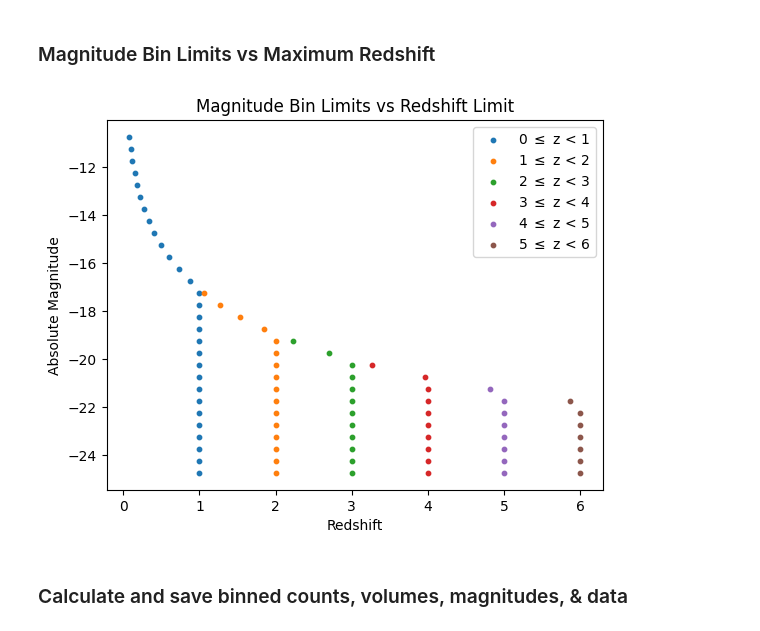
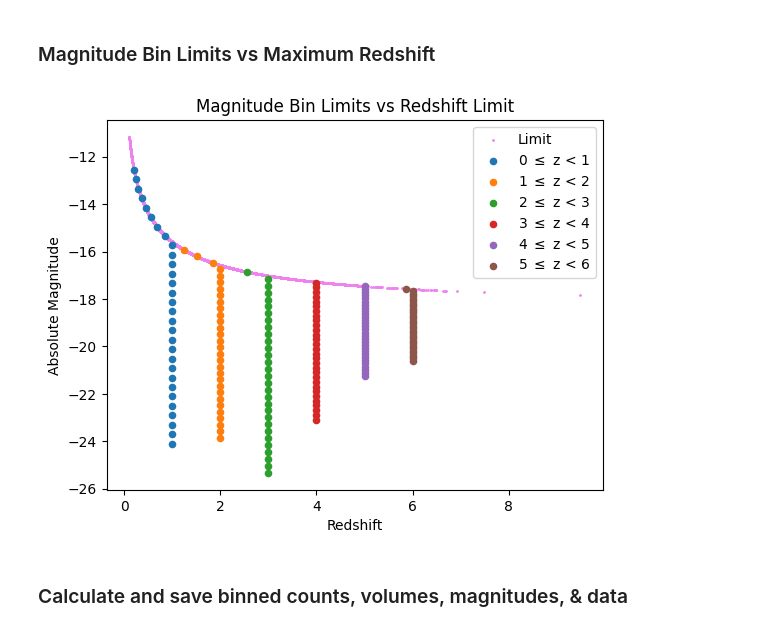
Before and after one commit to daniel-lyon/MPhil-Code, a Jupyter notebook: LUMFUNCS/vmax.ipynb, the cells around one changed output. Drawn from its saved outputs; the diff is of its cells as text; code cells hidden in the pictures.

```diff
--- a/LUMFUNCS/vmax.ipynb
+++ b/LUMFUNCS/vmax.ipynb
@@ -66,9 +66,10 @@ plt.show()
 ### Absolute Magnitude Distributions
 # %%
 cosmo = FlatLambdaCDM(H0=70, Om0=0.3)
-dists = cosmo.luminosity_distance(z) # Mpc
+dists = cosmo.comoving_distance(z).value # Mpc
 dists *= 10 ** 6 # Mpc -> pc
 Mag_abs = mag_ab - 5 * np.log10(dists / 10) # AB magnitude -> absolute magnitude
+
 mask = (mag_ab <= mag_lim)
 
 plt.title('Absolute Magnitude Distribution')
@@ -107,10 +108,10 @@ plt.show()
 # %% [markdown]
 ### Absolute Magnitude Limit vs Maximum Redshift
 # %%
+plt.scatter(z, M_lim, s=1, label='Limit', color='violet')
 for z_min, z_max in redshift_bins:
     mask = (z >= z_min) & (z < z_max)
     plt.scatter(z[mask], Mag_abs[mask], s=1, label=f'{z_min} $\leq$ z < {z_max}')
-
 plt.xlabel('Redshift')
 plt.ylabel('Absolute Magnitude')
 plt.legend()
@@ -120,17 +121,17 @@ for z_min, z_max in redshift_bins:
     mask = (z >= z_min) & (z < z_max)
 
     # Find the maximum distance for the redshift bin
-    dmax = cosmo.luminosity_distance(z_max).value # Mpc
+    dmax = cosmo.comoving_distance(z_max).value # Mpc
 
     # Find the maximum distance for each source
-    d = 10 * 10 ** ((mag_lim - Mag_abs[mask]) / 5) # pc
-    d /= 10 ** 6 # pc -> Mpc
+    dmaxs = 10 * 10 ** ((mag_lim - Mag_abs[mask]) / 5) # pc
+    dmaxs /= 10 ** 6 # pc -> Mpc
 
     # Limit the distance to the maximum distance
-    d[d > dmax] = dmax
+    dmaxs[dmaxs > dmax] = dmax
 
     # Find the redshift at the maximum distance
-    z_lim = z_at_value(cosmo.luminosity_distance, d.values * u.Mpc)
+    z_lim = z_at_value(cosmo.comoving_distance, dmaxs.values * u.Mpc)
 
     plt.scatter(z_lim, Mag_abs[mask], s=1, label=f'{z_min} $\leq$ z < {z_max}')
 
@@ -145,43 +146,45 @@ plt.show()
 # %% [markdown]
 ### Magnitude Bin Limits vs Maximum Redshift
 # %%
+plt.scatter(z, M_lim, s=1, label='Limit', color='violet')
+
 for z_min, z_max in redshift_bins:
     mask = (z >= z_min) & (z < z_max)
 
     Mag_abs_bin = Mag_abs[mask]
 
     # Bin the data by luminosity
-    counts, lum_bin_edges = np.histogram(Mag_abs_bin, bins=mag_abs_bins)
+    counts, lum_bin_edges = np.histogram(Mag_abs_bin, bins=n_lum_bins)
     lum_bin_centers = lum_bin_edges[0:-1] + (np.diff(lum_bin_edges)[0] / 2)
 
     # Find the maximum distance for the redshift bin
-    dmin = cosmo.luminosity_distance(z_min).value # Mpc
-    dmax = cosmo.luminosity_distance(z_max).value # Mpc
+    dmin = cosmo.comoving_distance(z_min).value # Mpc
+    dmax = cosmo.comoving_distance(z_max).value # Mpc
 
     # Find the maximum distance for each source
-    d = 10 * 10 ** ((mag_lim - lum_bin_centers) / 5) # pc
-    d /= 10 ** 6 # pc -> Mpc
+    dmaxs = 10 * 10 ** ((mag_lim - lum_bin_centers) / 5) # pc
+    dmaxs /= 10 ** 6 # pc -> Mpc
 
-    # Distances must be greater than the minimum distance
-    d_mask = d >= dmin
-    d = d[d_mask]
+    # Only use luminosity bins that are possible in the redshift range
+    d_mask = dmaxs >= dmin
+    dmaxs = dmaxs[d_mask]
     lum_bin_centers = lum_bin_centers[d_mask]
 
     # Limit the distance to the maximum distance
-    d[d > dmax] = dmax
+    dmaxs[dmaxs > dmax] = dmax
 
     # Find the redshift at the maximum distance
-    z_lim = z_at_value(cosmo.luminosity_distance, d * u.Mpc)
+    z_lim = z_at_value(cosmo.comoving_distance, dmaxs * u.Mpc)
 
-    plt.scatter(z_lim, lum_bin_centers, s=10, label=f'{z_min} $\leq$ z < {z_max}')
+    plt.scatter(z_lim, lum_bin_centers, s=20, label=f'{z_min} $\leq$ z < {z_max}')
 
 plt.title('Magnitude Bin Limits vs Redshift Limit')
 plt.xlabel('Redshift')
 plt.ylabel('Absolute Magnitude')
 plt.legend()
 plt.show()
 # %% [output]
-[figure, old version]
+[figure, new version]
 # %% [markdown]
 ### Calculate and save binned counts, volumes, magnitudes, & data
 # %%
```
Also changed, not shown: parts of 10 cells of this notebook, 1 other file.
